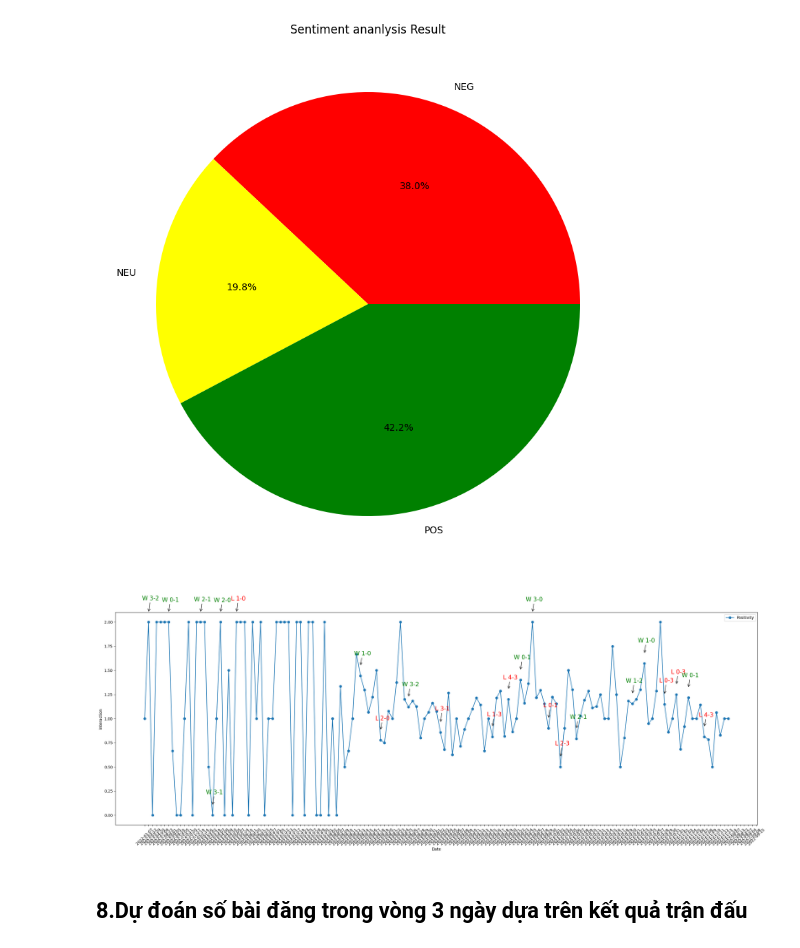
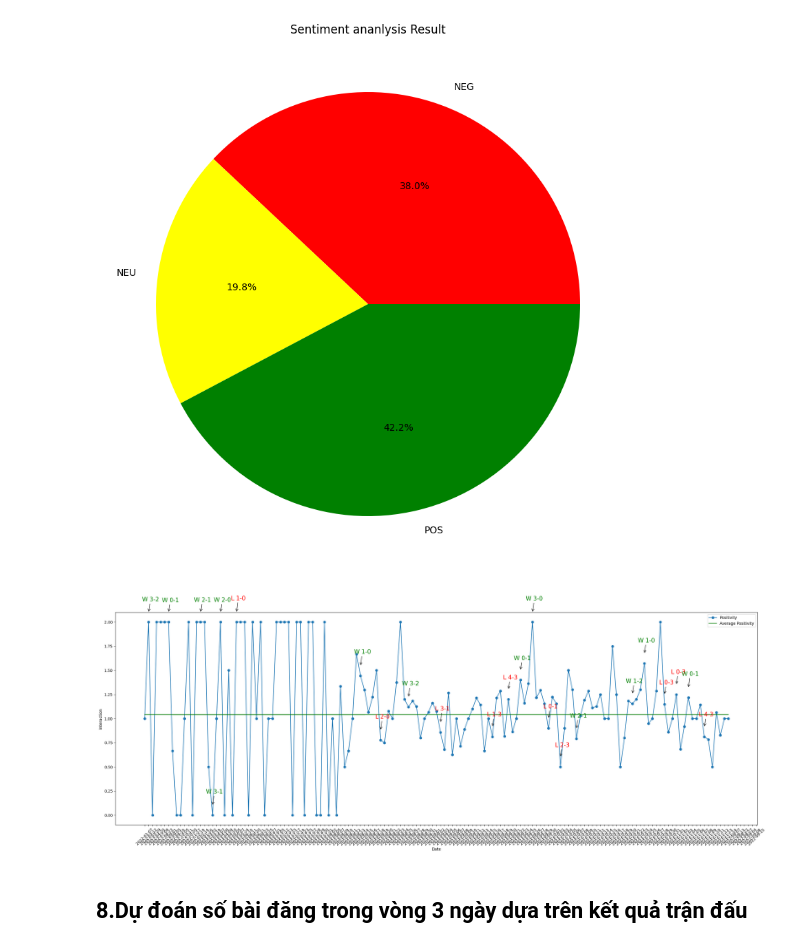
Before and after one commit to hawkin-dono/Final_Project_Python, a Jupyter notebook: Analyze_data.ipynb, the cells around one changed output. Drawn from its saved outputs; the diff is of its cells as text; code cells hidden in the pictures.

```diff
--- a/Analyze_data.ipynb
+++ b/Analyze_data.ipynb
@@ -63,7 +63,7 @@ df.head()
 | 3 | 1710030909495804 | Ảo Malaysia :)))) |  | 2023-11-14 14:58:43 | ["Có thể là hình ảnh về 6 người, ... | NaN | 65 | 9 | 0 | ... |
 | 4 | 1709810706184491 | 1. David Moyse: tạt tạt tạt tạt =... |  | 2023-11-14 03:16:23 | ['Có thể là hình ảnh về 1 người, ... | NaN | 170 | 24 | 0 | ... |
 # %%
-df['total_interaction'] = df['likes'] + df['comments'] + df['shares']
+df['total_interaction'] = df['reaction_count'] + df['comments'] + df['shares']
 highest_interaction_post = df.loc[df['total_interaction'] == df['total_interaction'].max()]
 # %%
 highest_interaction_post
@@ -363,31 +356,34 @@ plt.show()
 df['Positively'] = labels
 # %%
 day_positivity = df.groupby('Date')['Positively'].mean()
+average_positivity = df['Positively'].mean() * np.ones_like(df['Date'])
 # %%
 plt.figure(figsize= (30,10))
 plt.plot(day_positivity , marker = 'o', label = 'Positivity')
 plt.xticks(rotation = 45)
 for i, row in match_history.iterrows():
     date = str(pd.to_datetime(row['Date']).to_period('D'))
 
     try:
         positivity = day_positivity.loc[date]
     except Exception:
         positivity = 10000
     plt.annotate(row['short_description'],
                 xy=(date, positivity + 0.1),
                 xytext=(5, 30 + np.random.randint(-3, 3)),
                 textcoords='offset points',
                 ha='center',
                 fontsize=15,
                 color='red' if row['Result'] == 'L' else 'green',
                 arrowprops=dict(arrowstyle= "->", connectionstyle="arc3"))
+
+plt.plot(df['Date'], average_positivity, c= 'green', label= 'Average Positivity')
 plt.ylabel('Interaction')
 plt.xlabel('Date')
 plt.legend()
 plt.show()
 # %% [output]
-[figure, old version]
+[figure, new version]
 # %% [markdown]
 ## **8.Dự đoán số bài đăng trong vòng 3 ngày dựa trên kết quả trận đấu**
 # %%
```
Also changed, not shown: parts of 16 cells of this notebook, 7 other files.
